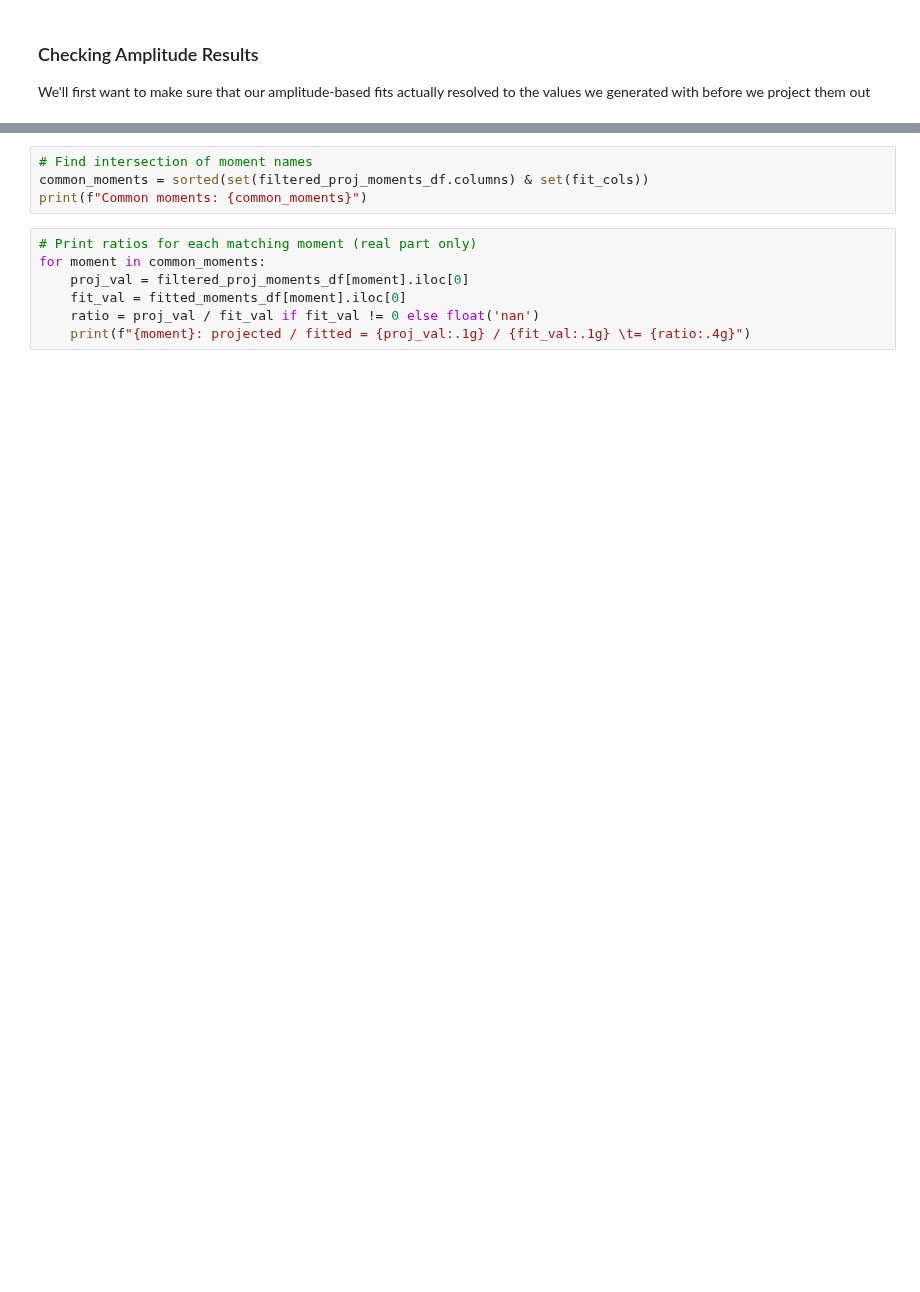
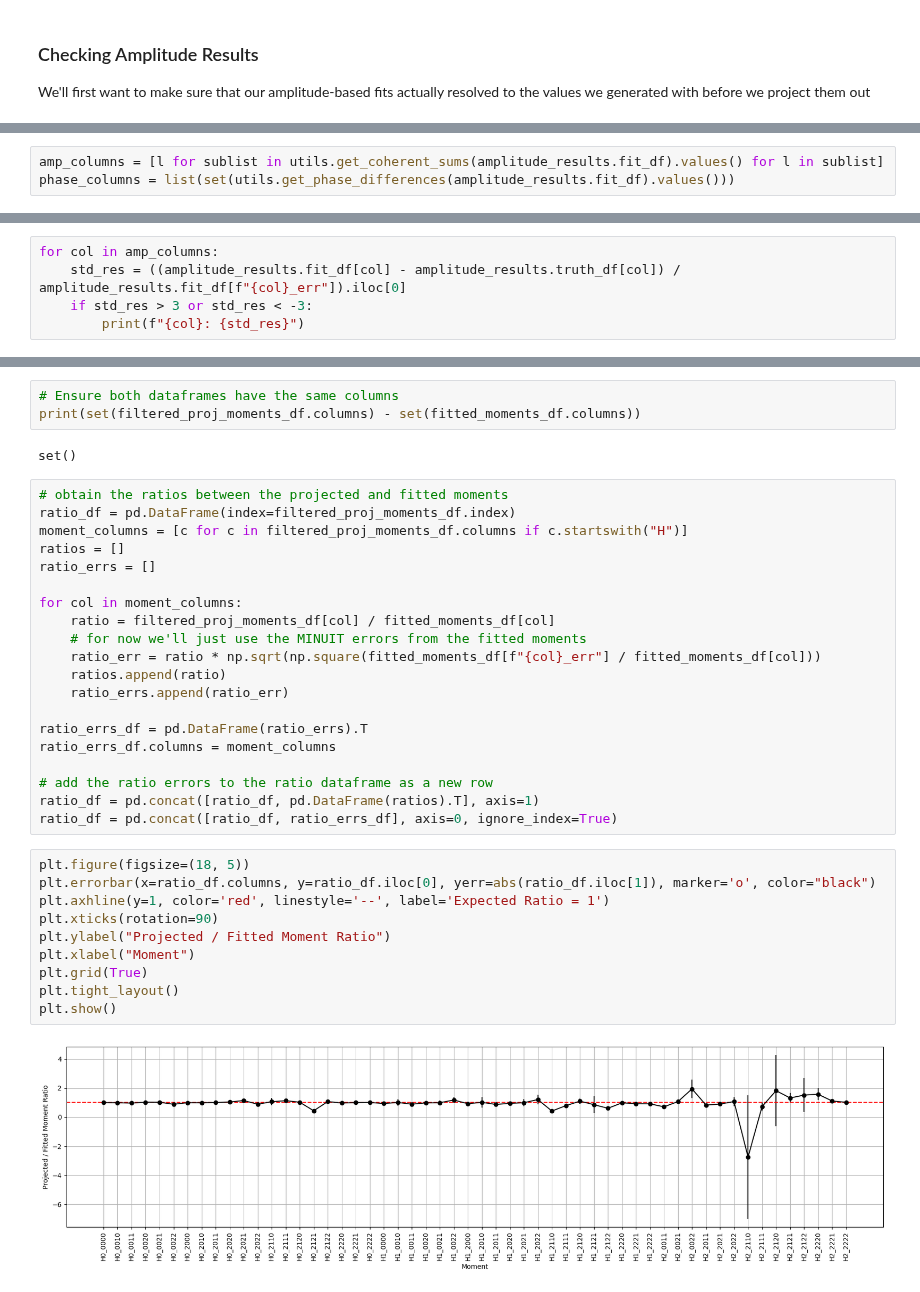
Before and after one commit to kevScheuer/neutralb1, a Jupyter notebook: notebooks/input-output-tests/verify_moment.ipynb, the cells around one changed output, grey strips where cells are left out. Cells and saved outputs as stored; diff of their text form; blank space fills up the shorter version.

```diff
--- a/notebooks/input-output-tests/verify_moment.ipynb
+++ b/notebooks/input-output-tests/verify_moment.ipynb
@@ -183,0 +323,3 @@ We'll first want to make sure that our amplitude-based fits actually resolved to
+# %%
+amp_columns = [l for sublist in utils.get_coherent_sums(amplitude_results.fit_df).values() for l in sublist]
+phase_columns = list(set(utils.get_phase_differences(amplitude_results.fit_df).values()))
@@ -183,0 +356,5 @@ We'll first want to make sure that our amplitude-based fits actually resolved to
+# %%
+for col in amp_columns:
+    std_res = ((amplitude_results.fit_df[col] - amplitude_results.truth_df[col]) / amplitude_results.fit_df[f"{col}_err"]).iloc[0]
+    if std_res > 3 or std_res < -3:
+        print(f"{col}: {std_res}")
@@ -199,11 +397,37 @@ filtered_proj_moments_df = filtered_proj_moments_df.rename(
 # %%
-# Find intersection of moment names
-common_moments = sorted(set(filtered_proj_moments_df.columns) & set(fit_cols))
-print(f"Common moments: {common_moments}")
+# Ensure both dataframes have the same columns
+print(set(filtered_proj_moments_df.columns) - set(fitted_moments_df.columns))
+# %% [output]
+set()
-# %%
-# Print ratios for each matching moment (real part only)
-for moment in common_moments:
-    proj_val = filtered_proj_moments_df[moment].iloc[0]
-    fit_val = fitted_moments_df[moment].iloc[0]
-    ratio = proj_val / fit_val if fit_val != 0 else float('nan')
-    print(f"{moment}: projected / fitted = {proj_val:.1g} / {fit_val:.1g} \t= {ratio:.4g}")
+# %%
+# obtain the ratios between the projected and fitted moments
+ratio_df = pd.DataFrame(index=filtered_proj_moments_df.index)
+moment_columns = [c for c in filtered_proj_moments_df.columns if c.startswith("H")]
+ratios = []
+ratio_errs = []
+
+for col in moment_columns:
+    ratio = filtered_proj_moments_df[col] / fitted_moments_df[col]
+    # for now we'll just use the MINUIT errors from the fitted moments
+    ratio_err = ratio * np.sqrt(np.square(fitted_moments_df[f"{col}_err"] / fitted_moments_df[col]))
+    ratios.append(ratio)
+    ratio_errs.append(ratio_err)
+
+ratio_errs_df = pd.DataFrame(ratio_errs).T
+ratio_errs_df.columns = moment_columns
+
+# add the ratio errors to the ratio dataframe as a new row
+ratio_df = pd.concat([ratio_df, pd.DataFrame(ratios).T], axis=1)
+ratio_df = pd.concat([ratio_df, ratio_errs_df], axis=0, ignore_index=True)
+# %%
+plt.figure(figsize=(18, 5))
+plt.errorbar(x=ratio_df.columns, y=ratio_df.iloc[0], yerr=abs(ratio_df.iloc[1]), marker='o', color="black")
+plt.axhline(y=1, color='red', linestyle='--', label='Expected Ratio = 1')
+plt.xticks(rotation=90)
+plt.ylabel("Projected / Fitted Moment Ratio")
+plt.xlabel("Moment")
+plt.grid(True)
+plt.tight_layout()
+plt.show()
+# %% [output]
+[figure, added]
```
Also changed, not shown: parts of 32 cells of this notebook.
